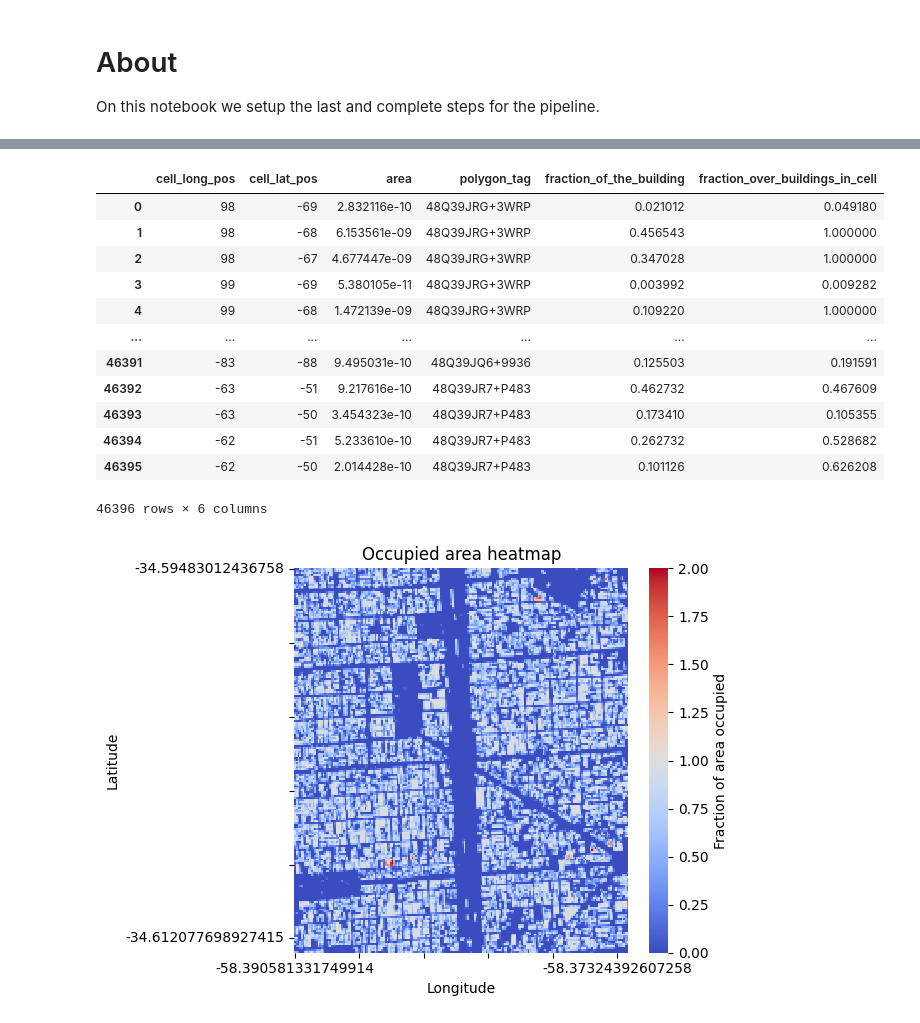
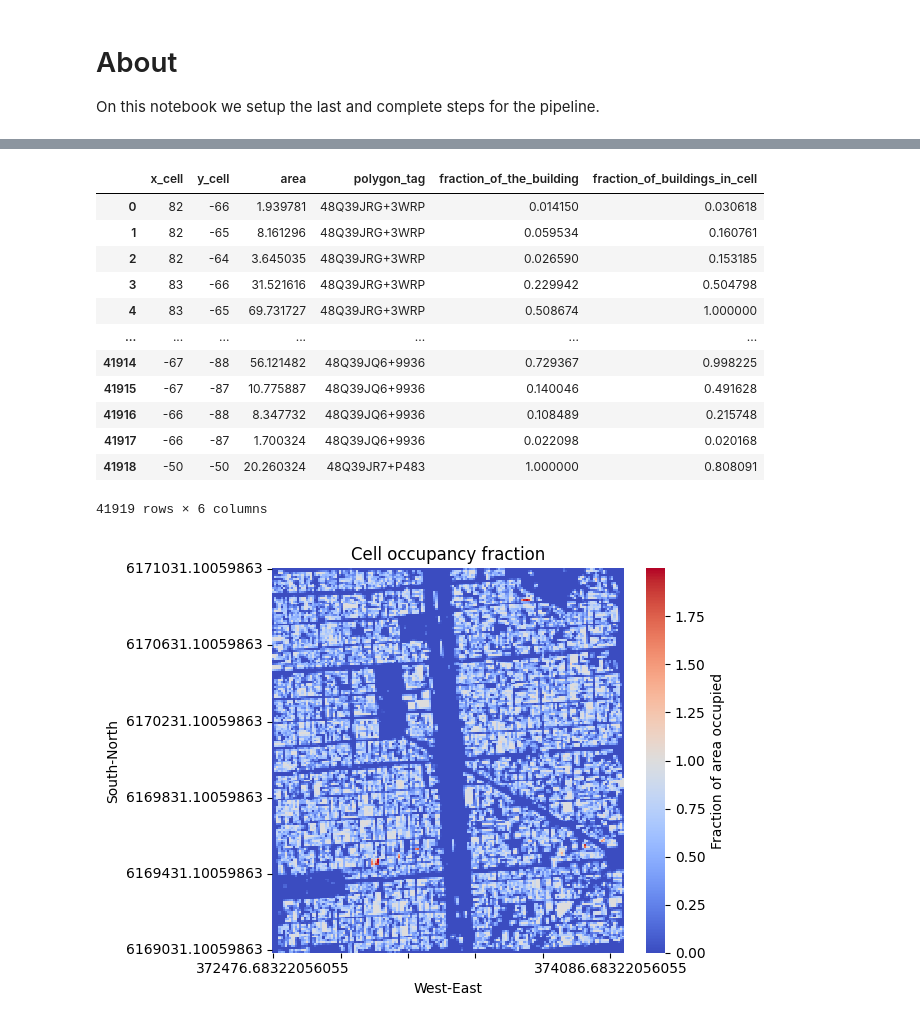
Before and after one commit to IonatanPerez/TECHO-IdeATLAS, a Jupyter notebook: Pipeline.ipynb, the cells around one changed output, grey strips where cells are left out. Saved outputs shown, nothing was run; the diff lists cells and outputs as text; code cells hidden in the pictures.

```diff
--- a/Pipeline.ipynb
+++ b/Pipeline.ipynb
@@ -8,7 +11,7 @@ On this notebook we setup the last and complete steps for the pipeline.
 # %%
 # Definitions
 
-REGION = "BuenosAiresCityCenter"
+REGION = "BigBuenosAiresCityCenter"
 # %%
 from tqdm import tqdm
 tqdm.pandas()
@@ -62,4 +70,8 @@ subset.plot() # This could take a while for big subsets.
+# %%
+# Now we convert the representation system to UTM
+subset = tools.convert_to_UTM(subset)
+subset.plot()
 # %%
-long_area_center, lat_area_center = tools.get_area_center(subset)
+area_center_x, area_center_y = tools.get_region_centroid(subset)
 print(f"Center of the area: {long_area_center}, {lat_area_center}")
 # %% [output]
@@ -113,3 +137,7 @@ subset
 # %%
 # We check that any building is in a cell
 assert (subset["overlapping"].apply(lambda x: len(x)) == 0).sum() == 0, "There are buildings that are not in any cell"
+# %%
+# Now we will add the orientation information for each building
+subset = tools.add_building_orientation(subset)
+subset
@@ -117,23 +159,23 @@ assert (subset["overlapping"].apply(lambda x: len(x)) == 0).sum() == 0, "There a
 intersections = tools.build_intersections_df(subset)
 intersections
 # %% [output]
-|  | cell_long_pos | cell_lat_pos | area | polygon_tag | fraction_of_the_building | fraction_over_buildings_in_cell |
-| 0 | 98 | -69 | 2.832116e-10 | 48Q39JRG+3WRP | 0.021012 | 0.049180 |
-| 1 | 98 | -68 | 6.153561e-09 | 48Q39JRG+3WRP | 0.456543 | 1.000000 |
-| 2 | 98 | -67 | 4.677447e-09 | 48Q39JRG+3WRP | 0.347028 | 1.000000 |
-| 3 | 99 | -69 | 5.380105e-11 | 48Q39JRG+3WRP | 0.003992 | 0.009282 |
-| 4 | 99 | -68 | 1.472139e-09 | 48Q39JRG+3WRP | 0.109220 | 1.000000 |
+|  | x_cell | y_cell | area | polygon_tag | fraction_of_the_building | fraction_of_buildings_in_cell |
+| 0 | 82 | -66 | 1.939781 | 48Q39JRG+3WRP | 0.014150 | 0.030618 |
+| 1 | 82 | -65 | 8.161296 | 48Q39JRG+3WRP | 0.059534 | 0.160761 |
+| 2 | 82 | -64 | 3.645035 | 48Q39JRG+3WRP | 0.026590 | 0.153185 |
+| 3 | 83 | -66 | 31.521616 | 48Q39JRG+3WRP | 0.229942 | 0.504798 |
+| 4 | 83 | -65 | 69.731727 | 48Q39JRG+3WRP | 0.508674 | 1.000000 |
 | ... | ... | ... | ... | ... | ... | ... |
-| 46391 | -83 | -88 | 9.495031e-10 | 48Q39JQ6+9936 | 0.125503 | 0.191591 |
-| 46392 | -63 | -51 | 9.217616e-10 | 48Q39JR7+P483 | 0.462732 | 0.467609 |
-| 46393 | -63 | -50 | 3.454323e-10 | 48Q39JR7+P483 | 0.173410 | 0.105355 |
-| 46394 | -62 | -51 | 5.233610e-10 | 48Q39JR7+P483 | 0.262732 | 0.528682 |
-| 46395 | -62 | -50 | 2.014428e-10 | 48Q39JR7+P483 | 0.101126 | 0.626208 |
+| 41914 | -67 | -88 | 56.121482 | 48Q39JQ6+9936 | 0.729367 | 0.998225 |
+| 41915 | -67 | -87 | 10.775887 | 48Q39JQ6+9936 | 0.140046 | 0.491628 |
+| 41916 | -66 | -88 | 8.347732 | 48Q39JQ6+9936 | 0.108489 | 0.215748 |
+| 41917 | -66 | -87 | 1.700324 | 48Q39JQ6+9936 | 0.022098 | 0.020168 |
+| 41918 | -50 | -50 | 20.260324 | 48Q39JR7+P483 | 1.000000 | 0.808091 |
-46396 rows × 6 columns
+41919 rows × 6 columns
 # %%
-tools.plot_occupied_area_heatmap(intersections, lat_area_center=lat_area_center, long_area_center=long_area_center, save_as="test.png")
+tools.plot_occupied_area_heatmap(intersections, area_center_x=area_center_x, area_center_y=area_center_y, save_as="test.png")
 # %% [output]
-[figure, old version]
+[figure, new version]
 # %%
 cell_composition = tools.build_cell_composition(intersections)
 cell_composition
```
Also changed, not shown: parts of 16 cells of this notebook, 6 other files.
